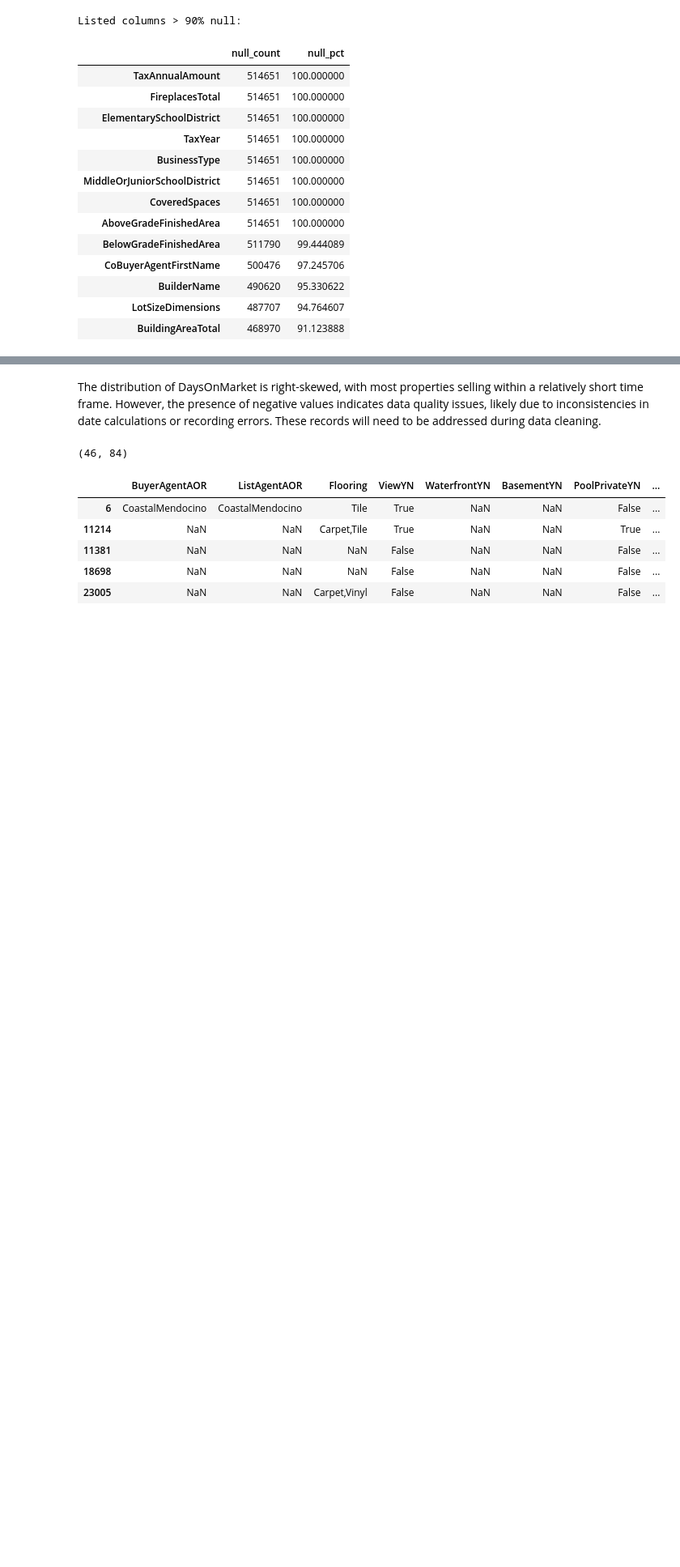
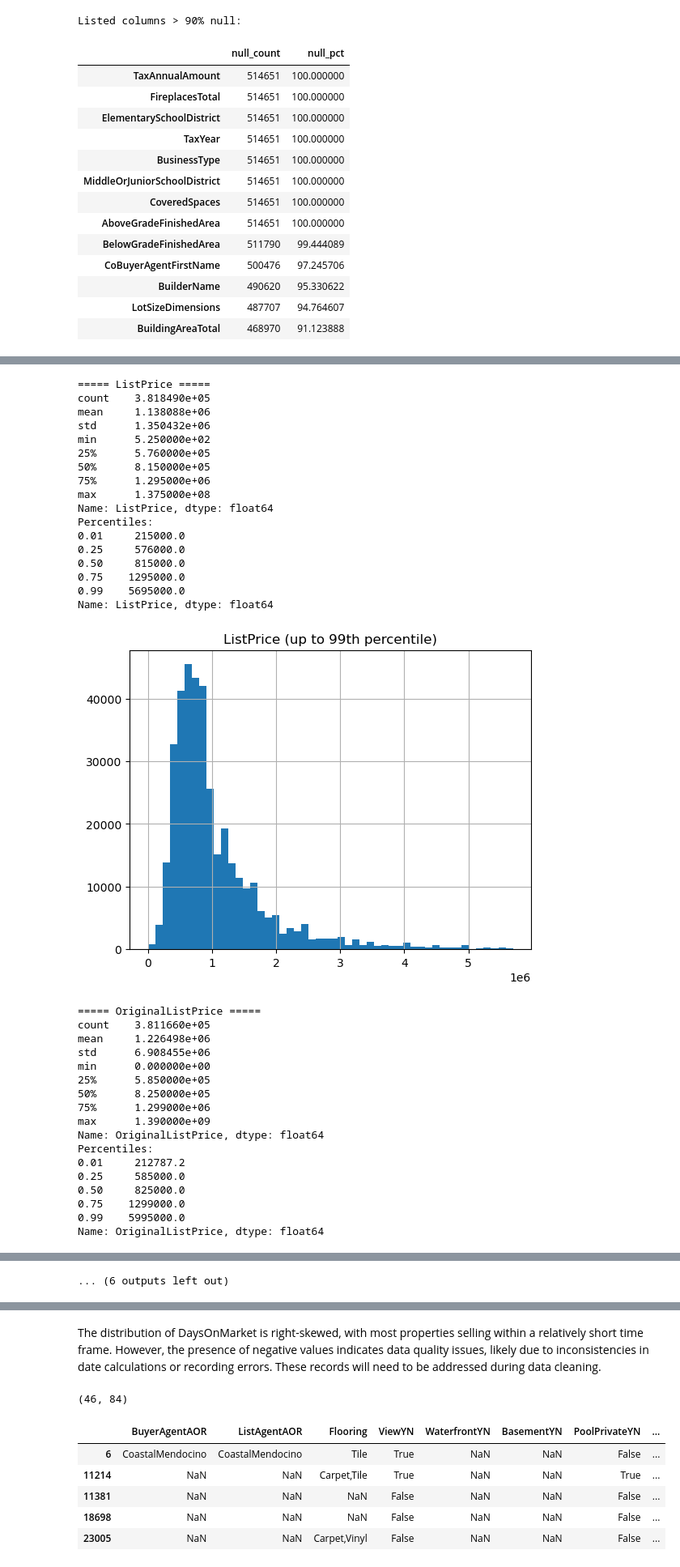
Before and after one commit to miatrn20/IDX-Exchange-spring2026, a Jupyter notebook: eda.ipynb, the cells around one changed output, grey strips where cells are left out. Shown at 81% size. Cells and saved outputs as stored; diff of their text form; code cells hidden in the pictures; blank space fills up the shorter version.

```diff
--- a/eda.ipynb
+++ b/eda.ipynb
@@ -325,0 +312,28 @@ numeric_summary
+# %%
+
+numeric_cols = [
+    "ClosePrice", "ListPrice", "OriginalListPrice",
+    "LivingArea", "LotSizeAcres",
+    "BedroomsTotal", "BathroomsTotalInteger",
+    "DaysOnMarket", "YearBuilt"
+]
+
+for col in numeric_cols:
+    print(f"\n===== {col} =====")
+
+    # Drop nulls
+    data = sold_res[col].dropna()
+
+    # Summary stats
+    print(data.describe())
+
+    # Percentiles
+    print("Percentiles:")
+    print(data.quantile([0.01, 0.25, 0.5, 0.75, 0.99]))
+
+    # Histogram (with 99% filter for readability)
+    upper = data.quantile(0.99)
+    data[data <= upper].hist(bins=50)
+    plt.title(f"{col} (up to 99th percentile)")
+    plt.show()
+# %% [output]
@@ -325,0 +358,35 @@ numeric_summary
+===== ListPrice =====
+count    3.818490e+05
+mean     1.138088e+06
+std      1.350432e+06
+min      5.250000e+02
+25%      5.760000e+05
+50%      8.150000e+05
+75%      1.295000e+06
+max      1.375000e+08
+Name: ListPrice, dtype: float64
+Percentiles:
+0.01     215000.0
+0.25     576000.0
+0.50     815000.0
+0.75    1295000.0
+0.99    5695000.0
+Name: ListPrice, dtype: float64
+[figure, added]
+===== OriginalListPrice =====
+count    3.811660e+05
+mean     1.226498e+06
+std      6.908455e+06
+min      0.000000e+00
+25%      5.850000e+05
+50%      8.250000e+05
+75%      1.299000e+06
+max      1.390000e+09
+Name: OriginalListPrice, dtype: float64
+Percentiles:
+0.01     212787.2
+0.25     585000.0
+0.50     825000.0
+0.75    1299000.0
+0.99    5995000.0
+Name: OriginalListPrice, dtype: float64
@@ -325,0 +448 @@ numeric_summary
+... (6 outputs left out)
```
Also changed, not shown: parts of 21 cells of this notebook, 1 other file.
